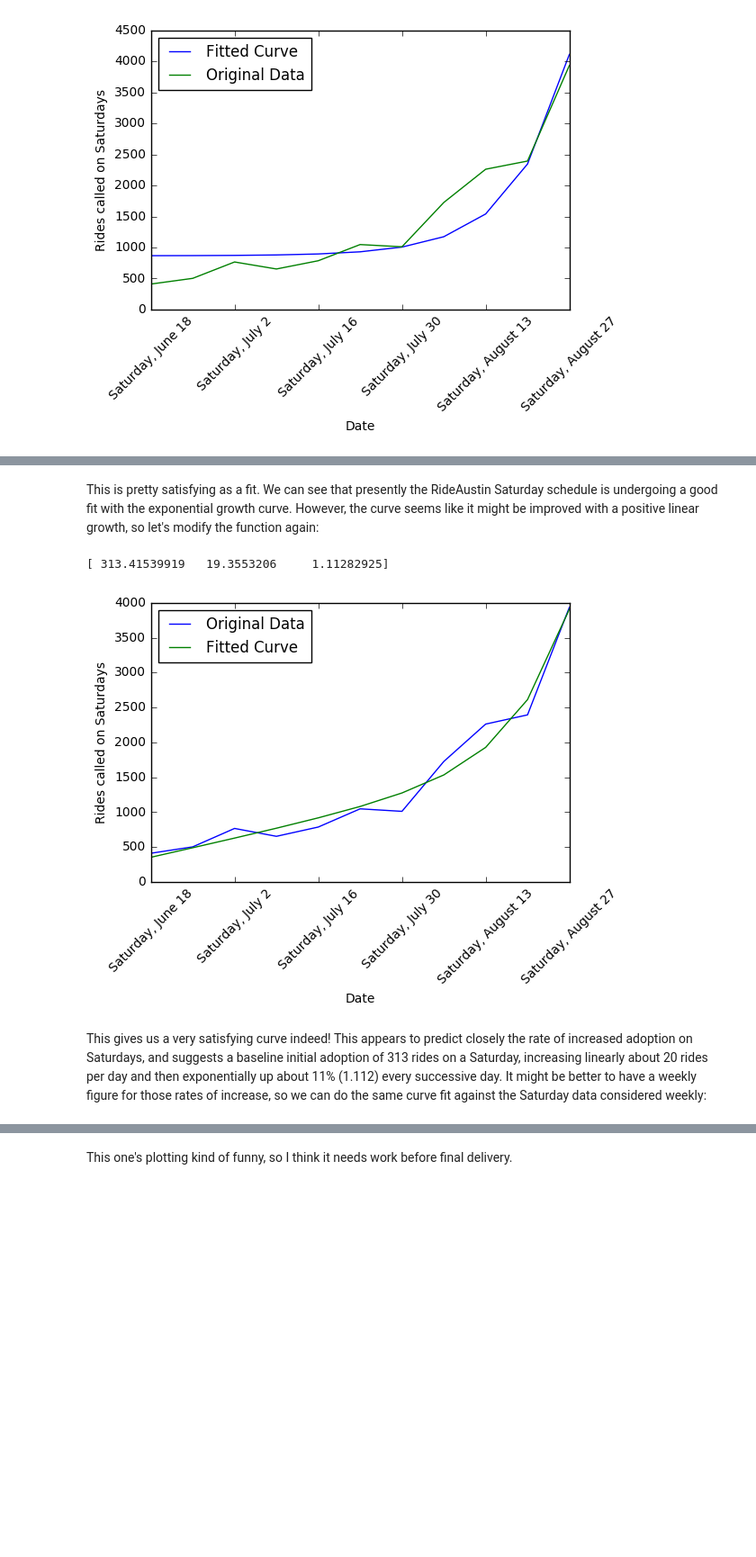
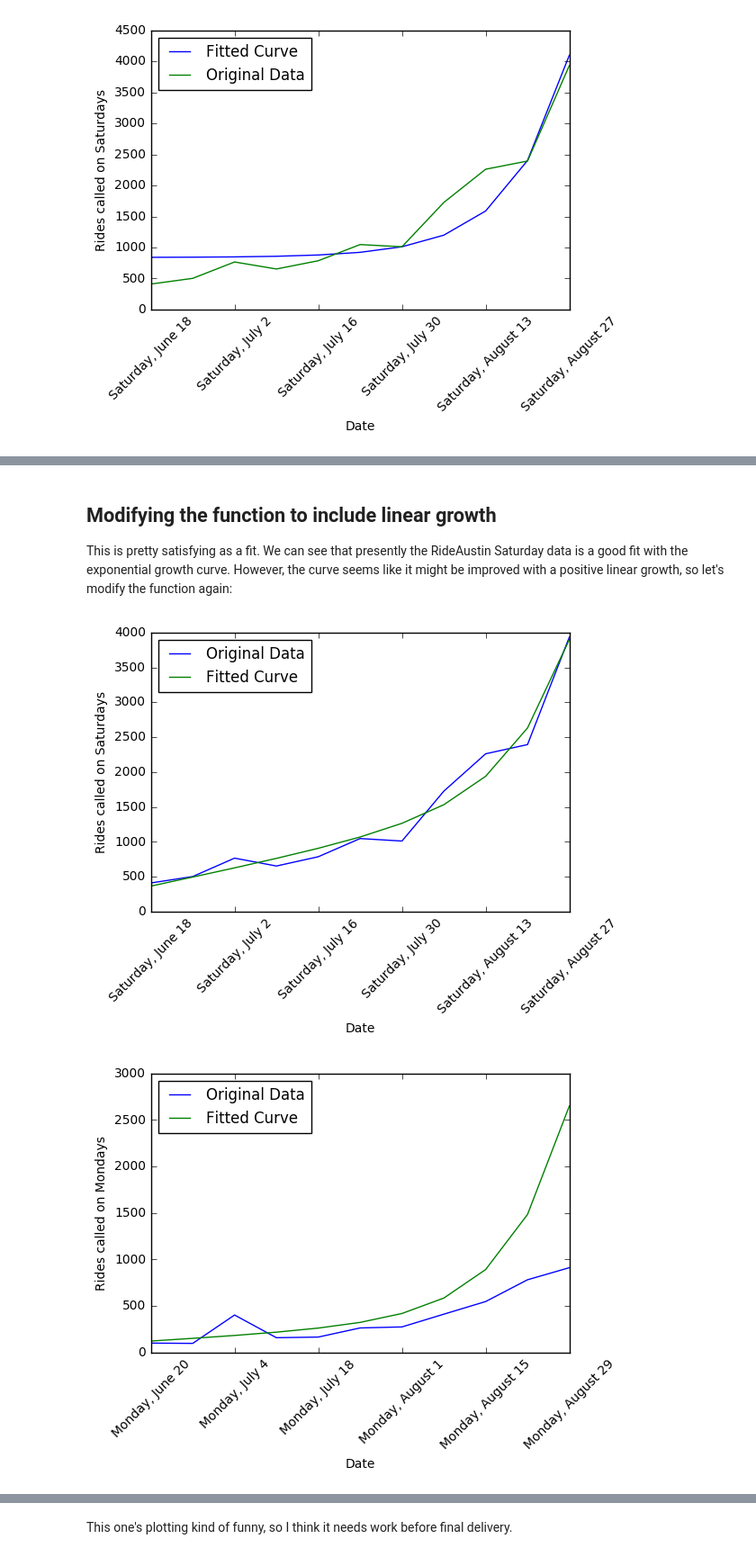
Before and after one commit to princebot/RideAustin, a Jupyter notebook: RideAustin daily ride data, identification of weekly exponential growth on Saturdays.ipynb, the cells around one changed output, grey strips where cells are left out. Shown: that part at 90% size. Cells and saved outputs as stored; diff of their text form; code cells hidden in the pictures; blank space fills up the shorter version.

```diff
--- a/RideAustin daily ride data, identification of weekly exponential growth on Saturdays.ipynb
+++ b/RideAustin daily ride data, identification of weekly exponential growth on Saturdays.ipynb
@@ -51,0 +35,19 @@ Name: Rides, dtype: int64
+# %%
+# Separating the CSV into a series for each weekday. It would be easy to
+# define this as a function or class, accepting as parameters a first-
+# number offset and the range end as len(RideVolume)
+Mondays=RideVolume.iloc[range(4,77,7)]
+Tuesdays=RideVolume.iloc[range(5,77,7)]
+Wednesdays=RideVolume.iloc[range(6,77,7)]
+Thursdays=RideVolume.iloc[range(0,77,7)]
+Fridays=RideVolume.iloc[range(1,77,7)]
+Saturdays=RideVolume.iloc[range(2,77,7)]
+Sundays=RideVolume.iloc[range(3,77,7)]
+
+print(Mondays)
+#print(Tuesdays)
+#print(Wednesdays)
+#print(Thursdays)
+#print(Fridays)
+#print(Saturdays)
+#print(Sundays)
@@ -103,24 +147,34 @@ plt.close()
 # %% [markdown]
-This is pretty satisfying as a fit. We can see that presently the RideAustin Saturday schedule is undergoing a good fit with the exponential growth curve. However, the curve seems like it might be improved with a positive linear growth, so let's modify the function again:
+## Modifying the function to include linear growth
+This is pretty satisfying as a fit. We can see that presently the RideAustin Saturday data is a good fit with the exponential growth curve. However, the curve seems like it might be improved with a positive linear growth, so let's modify the function again:
 # %%
 # Below is an exponential function with unknown coefficient and unknown y-intercept
-def newFunction(x, a, b, c):
+def newFunc(x, a, b, c):
     return a + b*x + c**x
-newpopdaily, newpcovdaily = curve_fit(newFunction,daily,SaturdayArray) # x is the 'week' array, y is '
-print(newpopdaily)
-#print(newpcovdaily)
-def newFittedFunc(x):
-    return 313.41539919+19.3553206*x + 1.11282925**x
 
+newpoptSat, newpcovSat = curve_fit(newFunc,weekly,SatRides)
+newpoptMon, newpcovMon = curve_fit(newFunc,weekly,MonRides)
+def newSatFunc(x):
+    return newpoptSat[0]+newpoptSat[1]*x + newpoptSat[2]**x
+def newMonFunc(x):
+    return newpoptMon[0]+newpoptMon[1]*x + newpoptSat[2]**x
+
+plt.close()
 Saturdays.plot(label="Original Data")
-plt.plot(newFittedFunc(daily), label='Fitted Curve')
+plt.plot(newSatFunc(weekly), label='Fitted Curve')
 plt.legend(loc='upper left')
 plt.xticks(rotation=45)
 plt.ylabel('Rides called on Saturdays')
 plt.show()
-plt.close()
 # %% [output]
-[ 313.41539919   19.3553206     1.11282925]
 [figure]
-# %% [markdown]
-This gives us a very satisfying curve indeed! This appears to predict closely the rate of increased adoption on Saturdays, and suggests a baseline initial adoption of 313 rides on a Saturday, increasing linearly about 20 rides per day and then exponentially up about 11% (1.112) every successive day. It might be better to have a weekly figure for those rates of increase, so we can do the same curve fit against the Saturday data considered weekly:
+# %%
+Mondays.plot(label="Original Data")
+plt.plot(newMonFunc(weekly), label='Fitted Curve')
+plt.legend(loc='upper left')
+plt.xticks(rotation=45)
+plt.ylabel('Rides called on Mondays')
+plt.show()
+plt.close()
+# %% [output]
+[figure, added]
```
Also changed, not shown: parts of 13 cells of this notebook.
